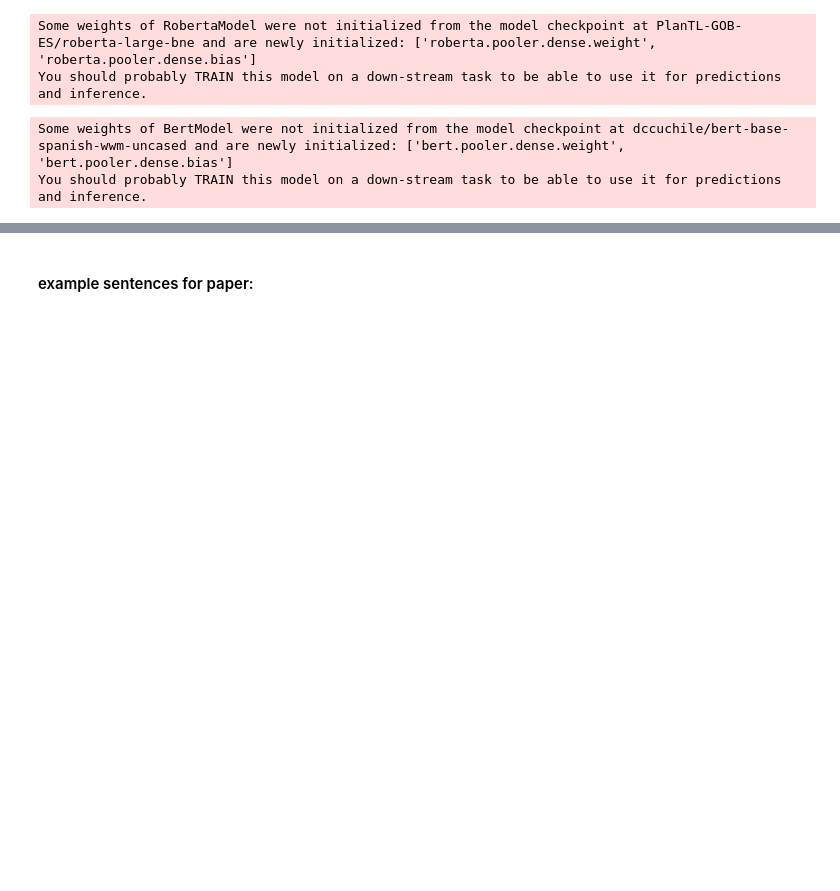
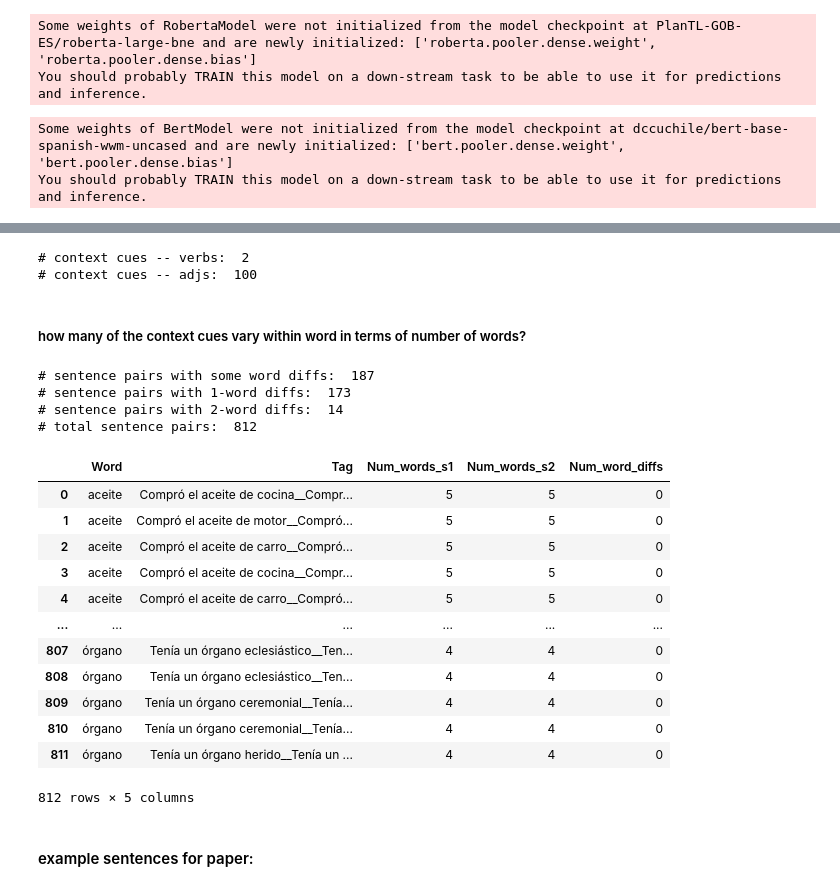
Before and after one commit to seantrott/spanish_norms, a Jupyter notebook: notebooks/sawc-dataset-properties.ipynb, the cells around one changed output, grey strips where cells are left out. Saved outputs shown, nothing was run; the diff lists cells and outputs as text; code cells hidden in the pictures; blank space fills up the shorter version.

Commit message:
added: diffs in context cue for sentence pairs

```diff
--- a/notebooks/sawc-dataset-properties.ipynb
+++ b/notebooks/sawc-dataset-properties.ipynb
@@ -215,3 +206,59 @@ token_properties.to_csv("token_properties.csv")
+# %%
+ccg = stimlist.groupby(["Context_cue","Word"]).count().reset_index()
+
+print("# context cues -- verbs: ", len(ccg[ccg["Context_cue"]=="verb"]))
+print("# context cues -- adjs: ",len(ccg[ccg["Context_cue"]=="adjective"]))
+# %% [output]
+# context cues -- verbs:  2
+# context cues -- adjs:  100
+# %% [markdown]
+##### how many of the context cues vary within word in terms of number of words?
+# %%
+ns1 = []
+ns2 = []
+for (idx,row) in df.iterrows():
+
+    s1 = row["Sentence_1"]
+    s2 = row["Sentence_2"]
+
+    ns1.append(len(s1.split()))
+    ns2.append(len(s2.split()))
+
+df["Num_words_s1"] = ns1
+df["Num_words_s2"] = ns2
+df["Num_word_diffs"] = np.abs(df["Num_words_s1"] - df["Num_words_s2"])
+# %%
+contextcue_properties = df[["Word",
+                            "Tag",
+                            "Num_words_s1",
+                            "Num_words_s2",
+                            "Num_word_diffs"]]
+# %%
+print("# sentence pairs with some word diffs: ", len(contextcue_properties[contextcue_properties["Num_word_diffs"] > 0]))
+print("# sentence pairs with 1-word diffs: ", len(contextcue_properties[contextcue_properties["Num_word_diffs"] == 1]))
+print("# sentence pairs with 2-word diffs: ", len(contextcue_properties[contextcue_properties["Num_word_diffs"] == 2]))
+print("# total sentence pairs: ", contextcue_properties.shape[0])
+# %% [output]
+# sentence pairs with some word diffs:  187
+# sentence pairs with 1-word diffs:  173
+# sentence pairs with 2-word diffs:  14
+# total sentence pairs:  812
+# %%
+contextcue_properties
+# %% [output]
+|  | Word | Tag | Num_words_s1 | Num_words_s2 | Num_word_diffs |
+| 0 | aceite | Compró el aceite de cocina__Compr... | 5 | 5 | 0 |
+| 1 | aceite | Compró el aceite de motor__Compró... | 5 | 5 | 0 |
+| 2 | aceite | Compró el aceite de carro__Compró... | 5 | 5 | 0 |
+| 3 | aceite | Compró el aceite de cocina__Compr... | 5 | 5 | 0 |
+| 4 | aceite | Compró el aceite de carro__Compró... | 5 | 5 | 0 |
+| ... | ... | ... | ... | ... | ... |
+| 807 | órgano | Tenía un órgano eclesiástico__Ten... | 4 | 4 | 0 |
+| 808 | órgano | Tenía un órgano eclesiástico__Ten... | 4 | 4 | 0 |
+| 809 | órgano | Tenía un órgano ceremonial__Tenía... | 4 | 4 | 0 |
+| 810 | órgano | Tenía un órgano ceremonial__Tenía... | 4 | 4 | 0 |
+| 811 | órgano | Tenía un órgano herido__Tenía un ... | 4 | 4 | 0 |
+812 rows × 5 columns
 # %% [markdown]
 #### example sentences for paper:
 # %%
```
Also changed, not shown: parts of 10 cells of this notebook.
